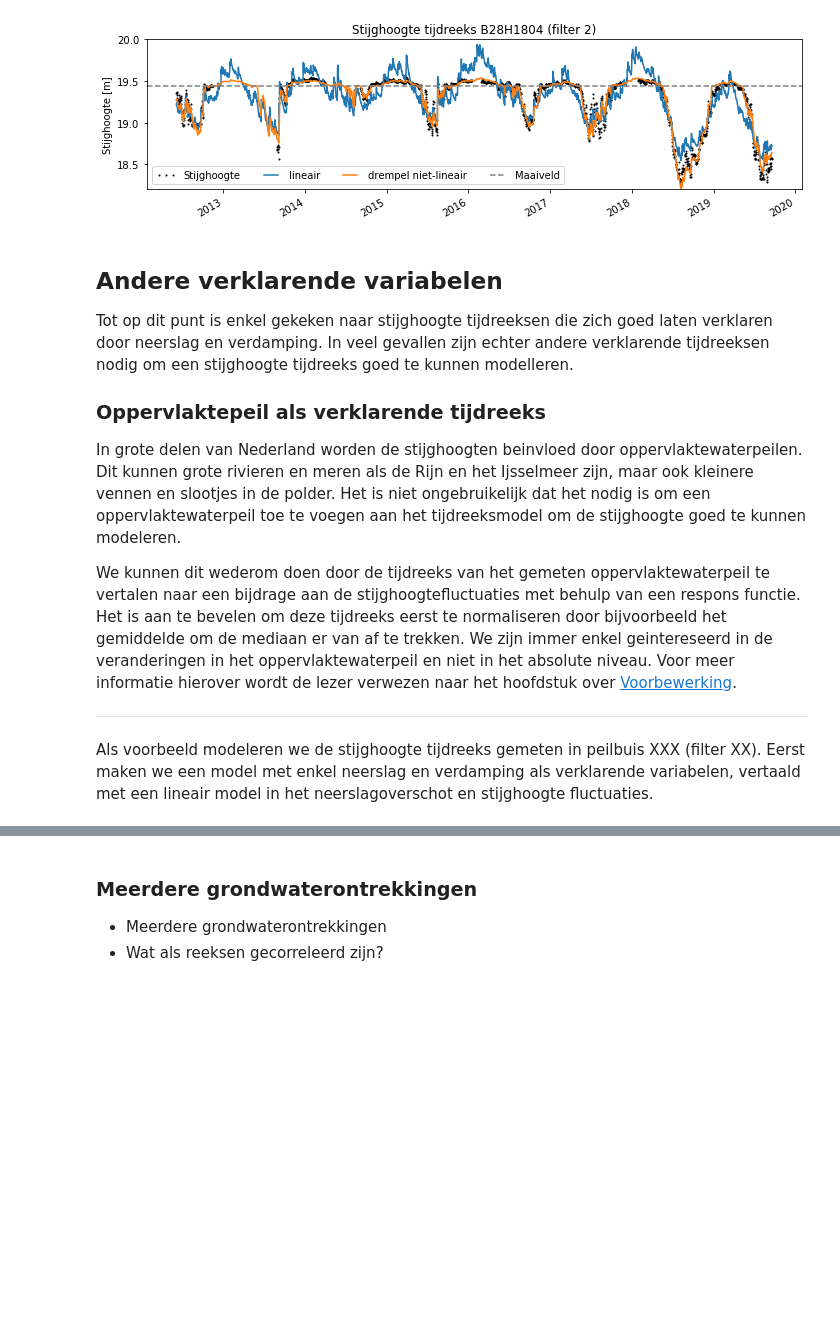
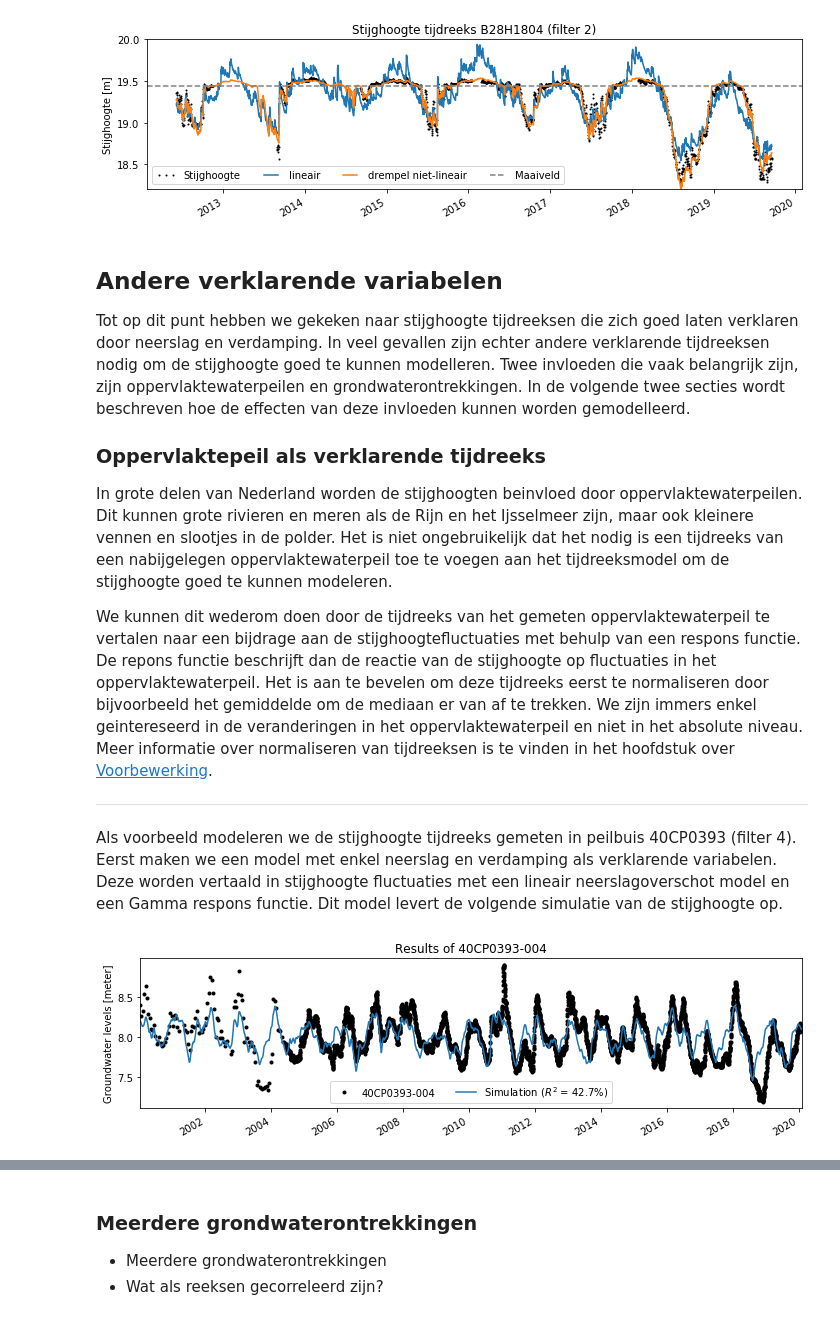
Before and after one commit to ArtesiaWater/stowa_handleiding_tijdreeksanalyse, a Jupyter notebook: model_structuur/model_structuur.ipynb, the cells around one changed output, grey strips where cells are left out. Drawn from its saved outputs; the diff is of its cells as text; code cells hidden in the pictures; blank space fills up the shorter version.

```diff
--- a/model_structuur/model_structuur.ipynb
+++ b/model_structuur/model_structuur.ipynb
@@ -318,14 +318,13 @@ plt.tight_layout()
 [figure]
 # %% [markdown]
 ## Andere verklarende variabelen
-Tot op dit punt is enkel gekeken naar stijghoogte tijdreeksen die zich goed laten verklaren door neerslag en verdamping. In veel gevallen zijn echter andere verklarende tijdreeksen nodig om een stijghoogte tijdreeks goed te kunnen modelleren.
-
+Tot op dit punt hebben we gekeken naar stijghoogte tijdreeksen die zich goed laten verklaren door neerslag en verdamping. In veel gevallen zijn echter andere verklarende tijdreeksen nodig om de stijghoogte goed te kunnen modelleren. Twee invloeden die vaak belangrijk zijn, zijn oppervlaktewaterpeilen en grondwaterontrekkingen. In de volgende twee secties wordt beschreven hoe de effecten van deze invloeden kunnen worden gemodelleerd.
 
 ### Oppervlaktepeil als verklarende tijdreeks
-In grote delen van Nederland worden de stijghoogten beinvloed door oppervlaktewaterpeilen. Dit kunnen grote rivieren en meren als de Rijn en het Ijsselmeer zijn, maar ook kleinere vennen en slootjes in de polder. Het is niet ongebruikelijk dat het nodig is om een oppervlaktewaterpeil toe te voegen aan het tijdreeksmodel om de stijghoogte goed te kunnen modeleren.
+In grote delen van Nederland worden de stijghoogten beinvloed door oppervlaktewaterpeilen. Dit kunnen grote rivieren en meren als de Rijn en het Ijsselmeer zijn, maar ook kleinere vennen en slootjes in de polder. Het is niet ongebruikelijk dat het nodig is een tijdreeks van een nabijgelegen oppervlaktewaterpeil toe te voegen aan het tijdreeksmodel om de stijghoogte goed te kunnen modeleren.
 
-We kunnen dit wederom doen door de tijdreeks van het gemeten oppervlaktewaterpeil te vertalen naar een bijdrage aan de stijghoogtefluctuaties met behulp van een respons functie. Het is aan te bevelen om deze tijdreeks eerst te normaliseren door bijvoorbeeld het gemiddelde om de mediaan er van af te trekken. We zijn immer enkel geintereseerd in de veranderingen in het oppervlaktewaterpeil en niet in het absolute niveau. Voor meer informatie hierover wordt de lezer verwezen naar het hoofdstuk over [Voorbewerking](#Voorbewerking).
+We kunnen dit wederom doen door de tijdreeks van het gemeten oppervlaktewaterpeil te vertalen naar een bijdrage aan de stijghoogtefluctuaties met behulp van een respons functie. De repons functie beschrijft dan de reactie van de stijghoogte op fluctuaties in het oppervlaktewaterpeil. Het is aan te bevelen om deze tijdreeks eerst te normaliseren door bijvoorbeeld het gemiddelde om de mediaan er van af te trekken. We zijn immers enkel geintereseerd in de veranderingen in het oppervlaktewaterpeil en niet in het absolute niveau. Meer informatie over normaliseren van tijdreeksen is te vinden in het hoofdstuk over [Voorbewerking](#Voorbewerking).
 
 ---
 
-Als voorbeeld modeleren we de stijghoogte tijdreeks gemeten in peilbuis XXX (filter XX). Eerst maken we een model met enkel neerslag en verdamping als verklarende variabelen, vertaald met een lineair model in het neerslagoverschot en stijghoogte fluctuaties.
+Als voorbeeld modeleren we de stijghoogte tijdreeks gemeten in peilbuis 40CP0393 (filter 4). Eerst maken we een model met enkel neerslag en verdamping als verklarende variabelen. Deze worden vertaald in stijghoogte fluctuaties met een lineair neerslagoverschot model en een Gamma respons functie. Dit model levert de volgende simulatie van de stijghoogte op.
@@ -334 +331,16 @@ Als voorbeeld modeleren we de stijghoogte tijdreeks gemeten in peilbuis XXX (fil
+# %%
+# Code met dit model hier
+head = pd.read_csv("data/40CP0393-004.csv", index_col=0, parse_dates=True, squeeze=True).resample("D").mean().dropna()
+prec = pd.read_csv("data/RD_Nijmegen.csv", index_col=0, parse_dates=True)
+evap = pd.read_csv("data/EV24_Deelen.csv", index_col=0, parse_dates=True)
+
+ml = ps.Model(head, name="40CP0393-004")
+sm = ps.RechargeModel(prec, evap, name="rch", recharge=ps.rch.Linear(), rfunc=ps.Gamma)
+ml.add_stressmodel(sm)
+
+ml.solve(report=False)
+ml.plot(figsize=(10, 3));
+plt.tight_layout()
+# %% [output]
+[figure, added]
 # %% [markdown]
```
Also changed, not shown: parts of 12 cells of this notebook, 5 other files.
